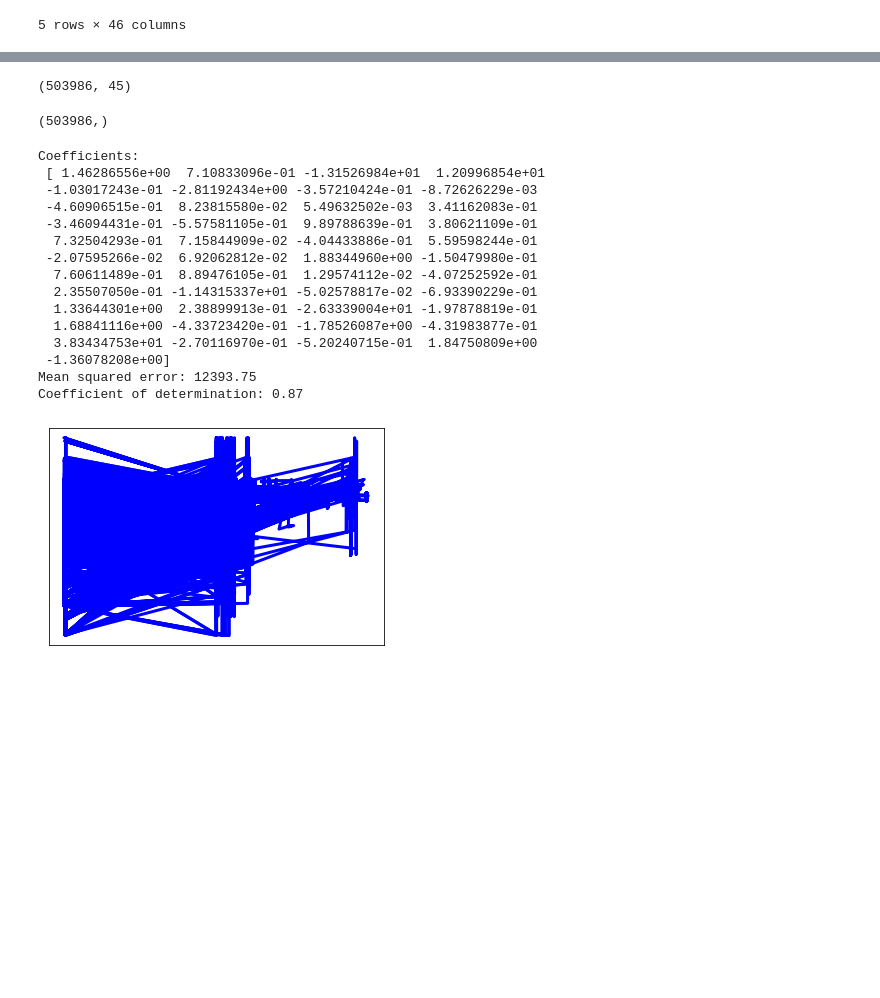
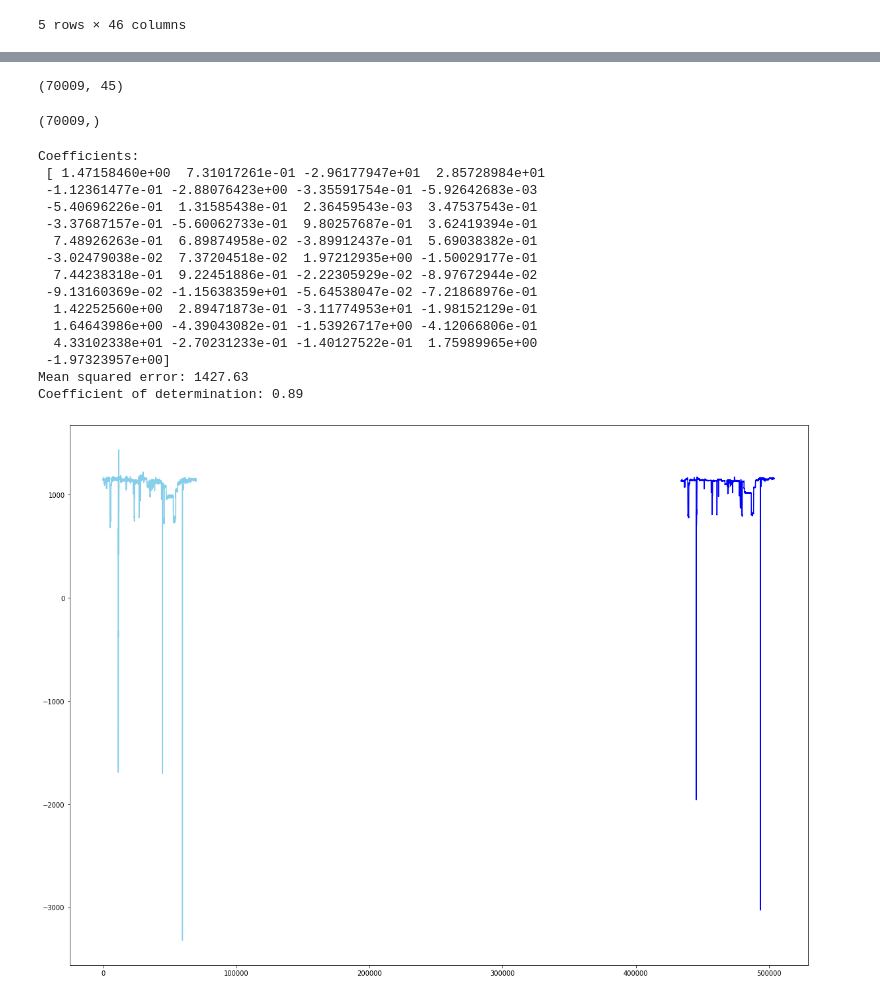
Before and after one commit to radtkede/predictive_maintenance, a Jupyter notebook: pm model.ipynb, the cells around one changed output, grey strips where cells are left out. Saved outputs shown, nothing was run; the diff lists cells and outputs as text; code cells hidden in the pictures; blank space fills up the shorter version.

```diff
--- a/pm model.ipynb
+++ b/pm model.ipynb
@@ -197,3 +194,0 @@ df.shape
-# %%
-test = df
-test.shape
@@ -294,54 +279,52 @@ train_y.shape
 # %%
 test_X.shape
 # %% [output]
-(503986, 45)
+(70009, 45)
 # %%
 test_y.shape
 # %% [output]
-(503986,)
+(70009,)
 # %%
 from sklearn import datasets, linear_model
 from sklearn.metrics import mean_squared_error, r2_score
 #Create linear regression object
 regr = linear_model.LinearRegression()
 
 # Train the model using the training sets
 regr.fit(train_X, train_y)
 
 # Make predictions using the testing set
-y_pred = regr.predict(train_X)
+y_pred = regr.predict(test_X)
 
 # The coefficients
 print('Coefficients: \n', regr.coef_)
 # The mean squared error
 print('Mean squared error: %.2f'
       % mean_squared_error(test_y, y_pred))
 # The coefficient of determination: 1 is perfect prediction
 print('Coefficient of determination: %.2f'
       % r2_score(test_y, y_pred))
 
 # Plot outputs
 #plt.scatter(test_X, test_y,  color='black')
-plt.plot(test_X, y_pred, color='blue', linewidth=3)
-
-plt.xticks(())
-plt.yticks(())
-
+plt.subplots(figsize=(20,15))
+plt.plot(test_y,color='blue')
+plt.plot(y_pred, color='skyblue')
 plt.show()
 # %% [output]
 Coefficients:
- [ 1.46286556e+00  7.10833096e-01 -1.31526984e+01  1.20996854e+01
- -1.03017243e-01 -2.81192434e+00 -3.57210424e-01 -8.72626229e-03
- -4.60906515e-01  8.23815580e-02  5.49632502e-03  3.41162083e-01
- -3.46094431e-01 -5.57581105e-01  9.89788639e-01  3.80621109e-01
-  7.32504293e-01  7.15844909e-02 -4.04433886e-01  5.59598244e-01
- -2.07595266e-02  6.92062812e-02  1.88344960e+00 -1.50479980e-01
-  7.60611489e-01  8.89476105e-01  1.29574112e-02 -4.07252592e-01
-  2.35507050e-01 -1.14315337e+01 -5.02578817e-02 -6.93390229e-01
-  1.33644301e+00  2.38899913e-01 -2.63339004e+01 -1.97878819e-01
-  1.68841116e+00 -4.33723420e-01 -1.78526087e+00 -4.31983877e-01
-  3.83434753e+01 -2.70116970e-01 -5.20240715e-01  1.84750809e+00
- -1.36078208e+00]
-Mean squared error: 12393.75
-Coefficient of determination: 0.87
+ [ 1.47158460e+00  7.31017261e-01 -2.96177947e+01  2.85728984e+01
+ -1.12361477e-01 -2.88076423e+00 -3.35591754e-01 -5.92642683e-03
+ -5.40696226e-01  1.31585438e-01  2.36459543e-03  3.47537543e-01
+ -3.37687157e-01 -5.60062733e-01  9.80257687e-01  3.62419394e-01
+  7.48926263e-01  6.89874958e-02 -3.89912437e-01  5.69038382e-01
+ -3.02479038e-02  7.37204518e-02  1.97212935e+00 -1.50029177e-01
+  7.44238318e-01  9.22451886e-01 -2.22305929e-02 -8.97672944e-02
+ -9.13160369e-02 -1.15638359e+01 -5.64538047e-02 -7.21868976e-01
+  1.42252560e+00  2.89471873e-01 -3.11774953e+01 -1.98152129e-01
+  1.64643986e+00 -4.39043082e-01 -1.53926717e+00 -4.12066806e-01
+  4.33102338e+01 -2.70231233e-01 -1.40127522e-01  1.75989965e+00
+ -1.97323957e+00]
+Mean squared error: 1427.63
+Coefficient of determination: 0.89
-[figure, old version]
+[figure, new version]
```
Also changed, not shown: parts of 12 cells of this notebook.
